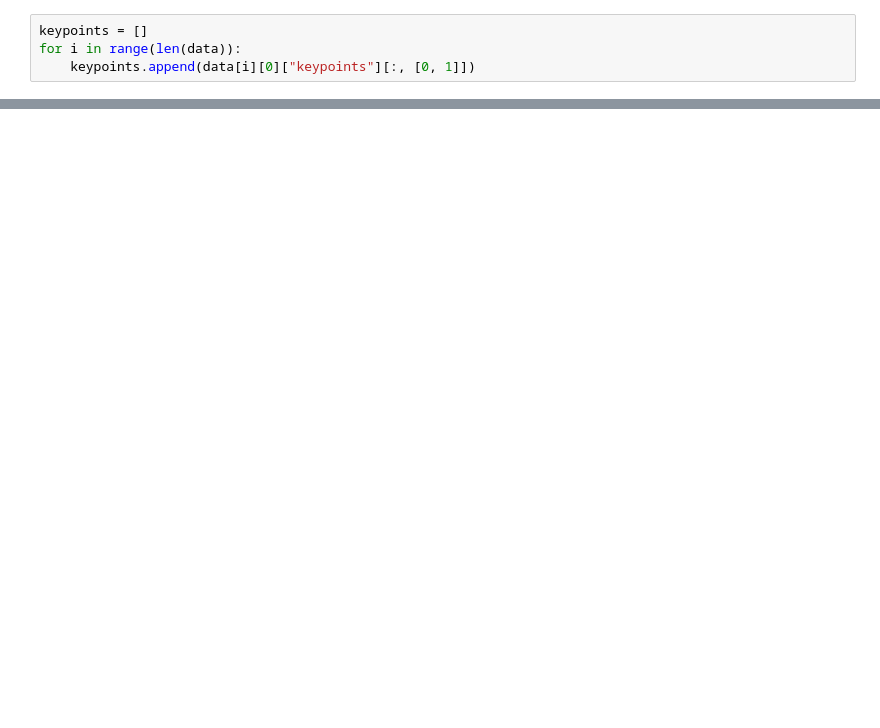
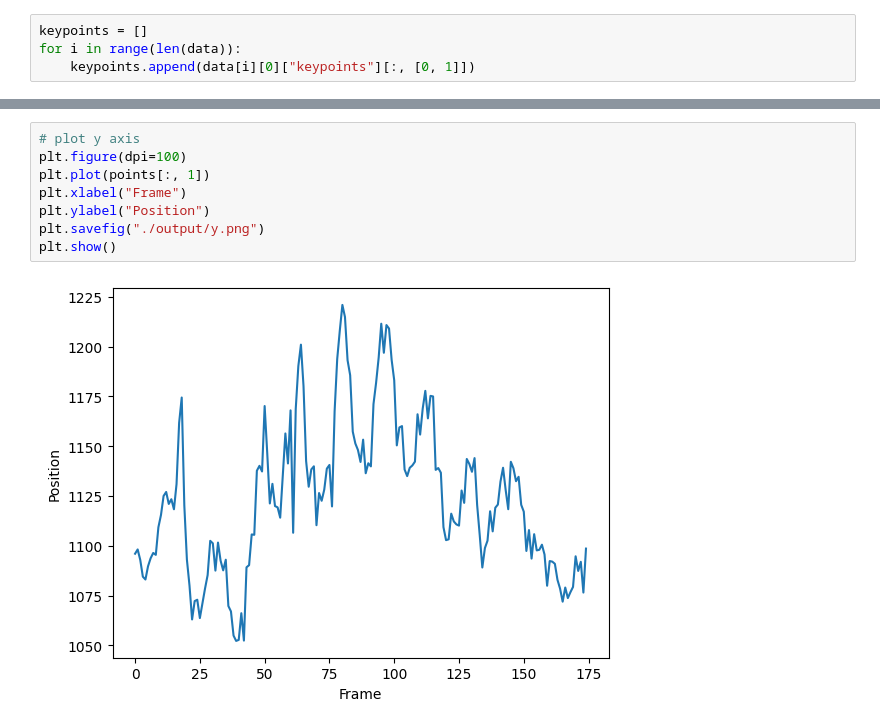
Before and after one commit to baibai25/horse-pose-estimation, a Jupyter notebook: mmpose/notebook/show_keypoint.ipynb, the cells around one changed output, grey strips where cells are left out. Saved outputs shown, nothing was run; the diff lists cells and outputs as text; blank space fills up the shorter version.

```diff
--- a/mmpose/notebook/show_keypoint.ipynb
+++ b/mmpose/notebook/show_keypoint.ipynb
@@ -28,0 +115,10 @@ plt.plot(head[:, 1])
+# %%
+# plot y axis
+plt.figure(dpi=100)
+plt.plot(points[:, 1])
+plt.xlabel("Frame")
+plt.ylabel("Position")
+plt.savefig("./output/y.png")
+plt.show()
+# %% [output]
+[figure, added]
```
Also changed, not shown: parts of 9 cells of this notebook, 2 other files.
